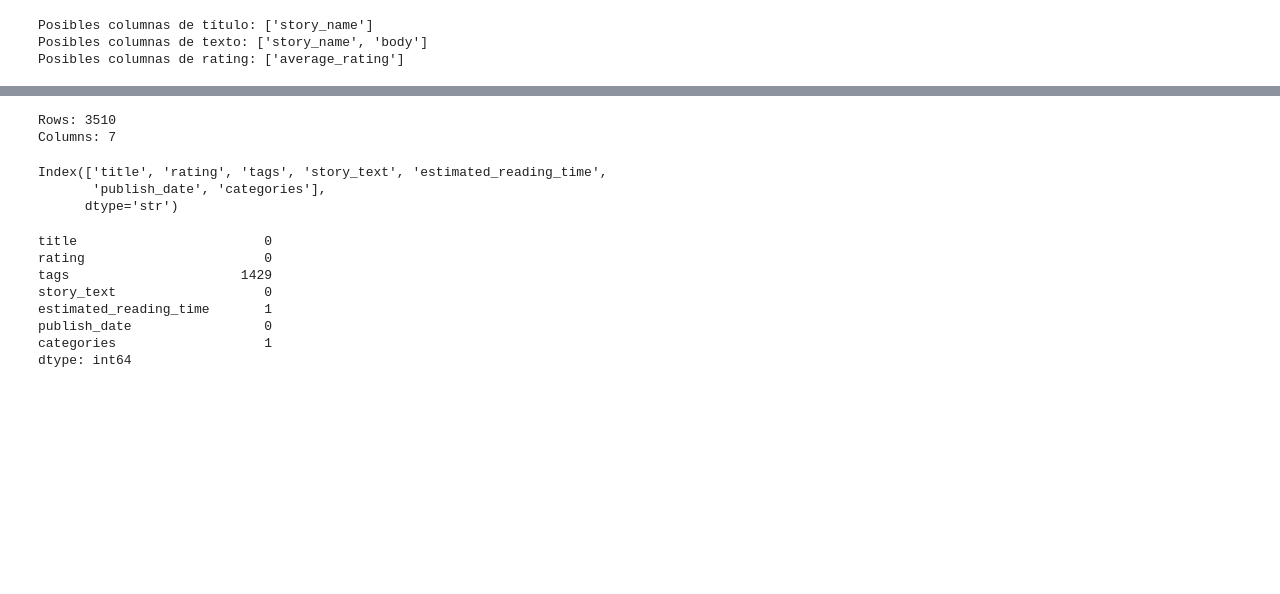
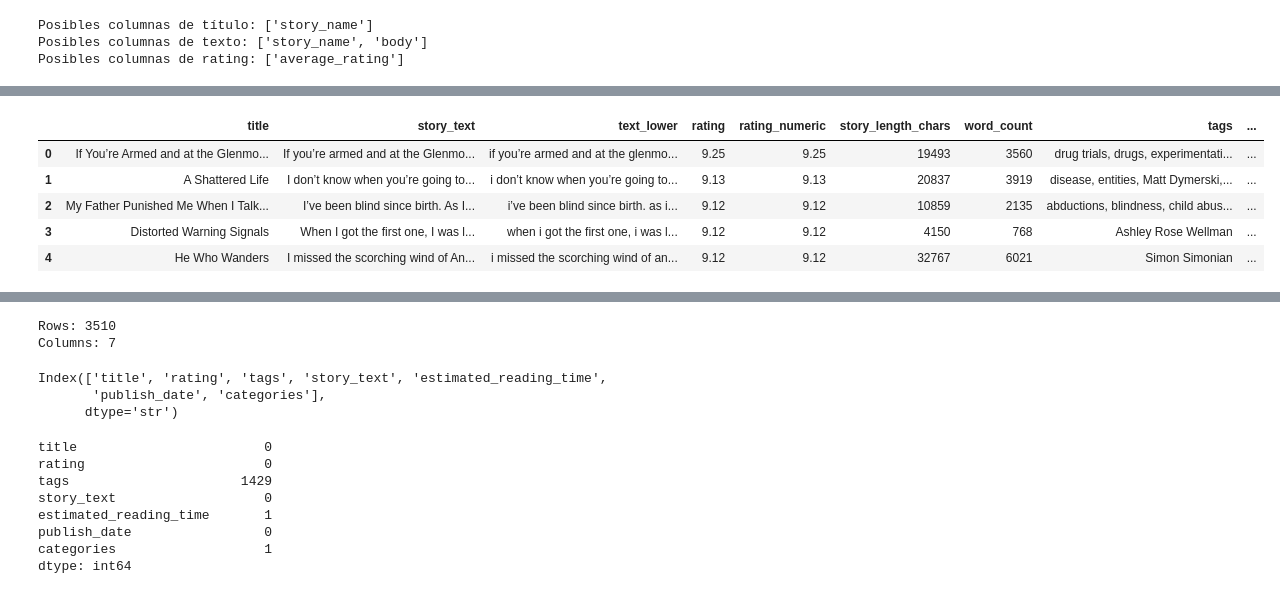
Before and after one commit to futabarentarou/Horror-Fracture-Index, a Jupyter notebook: notebooks/01_data_loading_and_cleaning.ipynb, the cells around one changed output, grey strips where cells are left out. Drawn from its saved outputs; the diff is of its cells as text; code cells hidden in the pictures; blank space fills up the shorter version.

```diff
--- a/notebooks/01_data_loading_and_cleaning.ipynb
+++ b/notebooks/01_data_loading_and_cleaning.ipynb
@@ -217,0 +243,5 @@ df_project.head()
+# %%
+df_project["story_length_chars"] = df_project["story_text"].str.len()
+df_project["word_count"] = df_project["story_text"].str.split().str.len()
+
+df_project[["title", "rating_numeric", "story_length_chars", "word_count"]].head()
@@ -217,0 +319,28 @@ df_project.head()
+# %%
+df_project = df_project[
+    [
+        "title",
+        "story_text",
+        "text_lower",
+        "rating",
+        "rating_numeric",
+        "story_length_chars",
+        "word_count",
+        "tags",
+        "categories",
+        "estimated_reading_time",
+        "publish_date"
+    ]
+]
+
+# Reset index after filtering rows
+df_project = df_project.reset_index(drop=True)
+
+df_project.head()
+# %% [output]
+|  | title | story_text | text_lower | rating | rating_numeric | story_length_chars | word_count | tags | ... |
+| 0 | If You’re Armed and at the Glenmo... | If you’re armed and at the Glenmo... | if you’re armed and at the glenmo... | 9.25 | 9.25 | 19493 | 3560 | drug trials, drugs, experimentati... | ... |
+| 1 | A Shattered Life | I don’t know when you’re going to... | i don’t know when you’re going to... | 9.13 | 9.13 | 20837 | 3919 | disease, entities, Matt Dymerski,... | ... |
+| 2 | My Father Punished Me When I Talk... | I’ve been blind since birth. As I... | i’ve been blind since birth. as i... | 9.12 | 9.12 | 10859 | 2135 | abductions, blindness, child abus... | ... |
+| 3 | Distorted Warning Signals | When I got the first one, I was l... | when i got the first one, i was l... | 9.12 | 9.12 | 4150 | 768 | Ashley Rose Wellman | ... |
+| 4 | He Who Wanders | I missed the scorching wind of An... | i missed the scorching wind of an... | 9.12 | 9.12 | 32767 | 6021 | Simon Simonian | ... |
```
Also changed, not shown: parts of 37 cells of this notebook, 2 other files.
